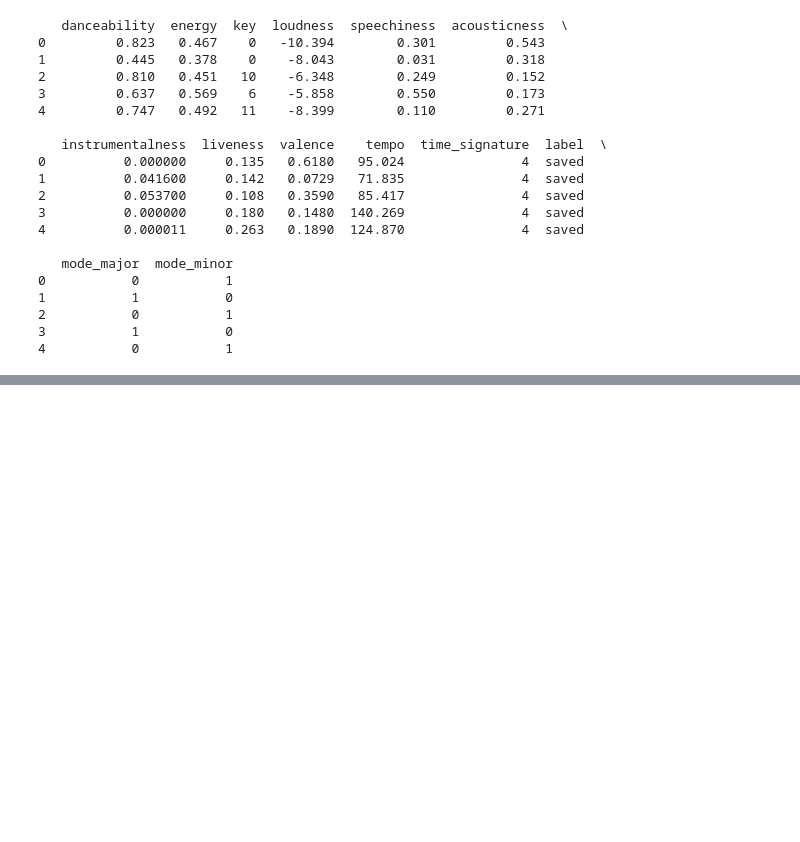
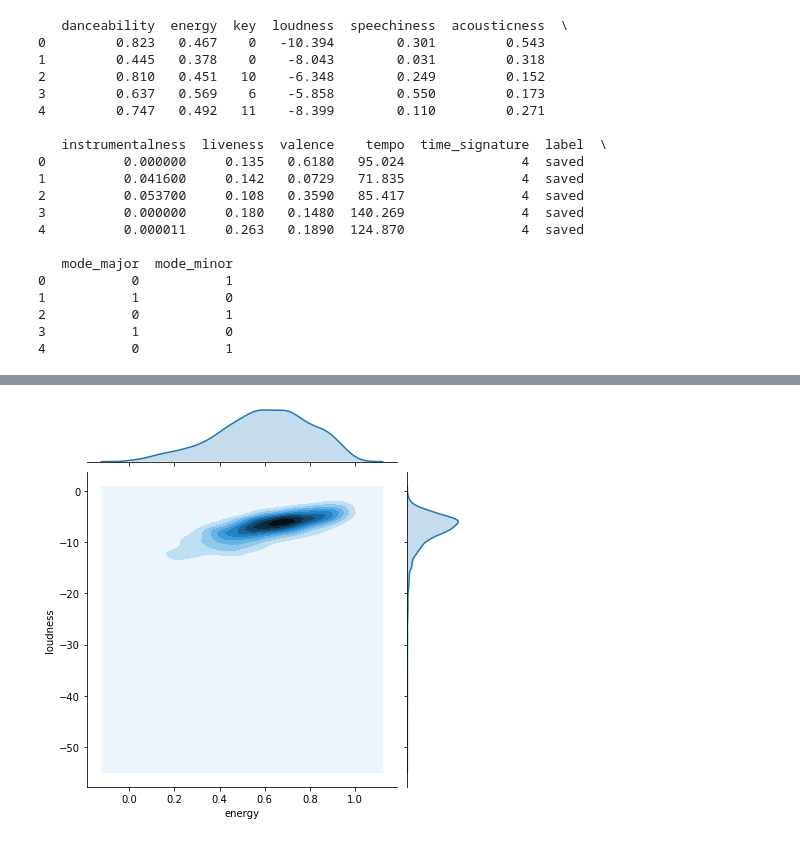
Before and after one commit to srijanduggal17/SpotifyRecommender, a Jupyter notebook: Distribution of Features.ipynb, the cells around one changed output, grey strips where cells are left out. Cells and saved outputs as stored; diff of their text form; code cells hidden in the pictures; blank space fills up the shorter version.

```diff
--- a/Distribution of Features.ipynb
+++ b/Distribution of Features.ipynb
@@ -45,0 +69,5 @@ for ndx in data.columns.values:
+# %%
+sns.jointplot(x="energy", y="loudness", data=data, kind="kde")
+plt.show()
+# %% [output]
+[figure, added]
```
Also changed, not shown: parts of 2 cells of this notebook.
